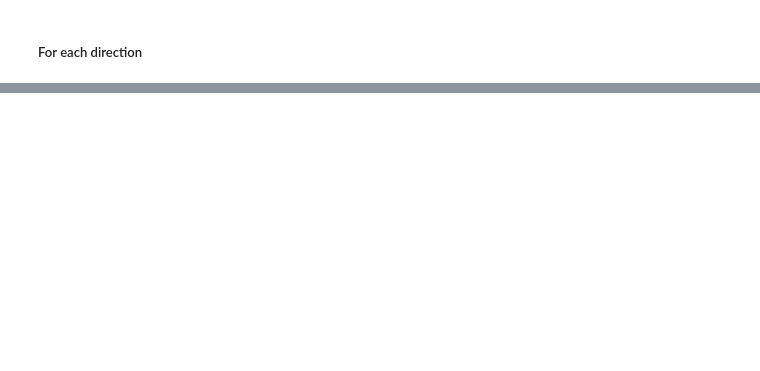
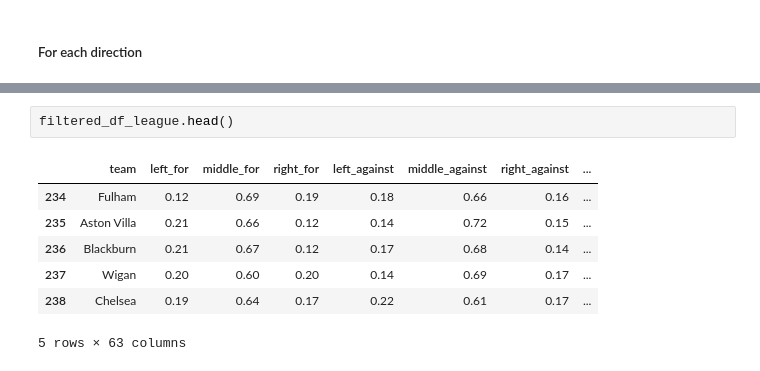
Before and after one commit to scinerd68/FootballVizualization, a Jupyter notebook: oss/anal.ipynb, the cells around one changed output, grey strips where cells are left out. Saved outputs shown, nothing was run; the diff lists cells and outputs as text; blank space fills up the shorter version.

```diff
--- a/oss/anal.ipynb
+++ b/oss/anal.ipynb
@@ -966,0 +1142,10 @@ len(filtered_df_rating)
+# %%
+filtered_df_league.head()
+# %% [output]
+|  | team | left_for | middle_for | right_for | left_against | middle_against | right_against | ... |
+| 234 | Fulham | 0.12 | 0.69 | 0.19 | 0.18 | 0.66 | 0.16 | ... |
+| 235 | Aston Villa | 0.21 | 0.66 | 0.12 | 0.14 | 0.72 | 0.15 | ... |
+| 236 | Blackburn | 0.21 | 0.67 | 0.12 | 0.17 | 0.68 | 0.14 | ... |
+| 237 | Wigan | 0.20 | 0.60 | 0.20 | 0.14 | 0.69 | 0.17 | ... |
+| 238 | Chelsea | 0.19 | 0.64 | 0.17 | 0.22 | 0.61 | 0.17 | ... |
+5 rows × 63 columns
```
Also changed, not shown: parts of 12 cells of this notebook.
